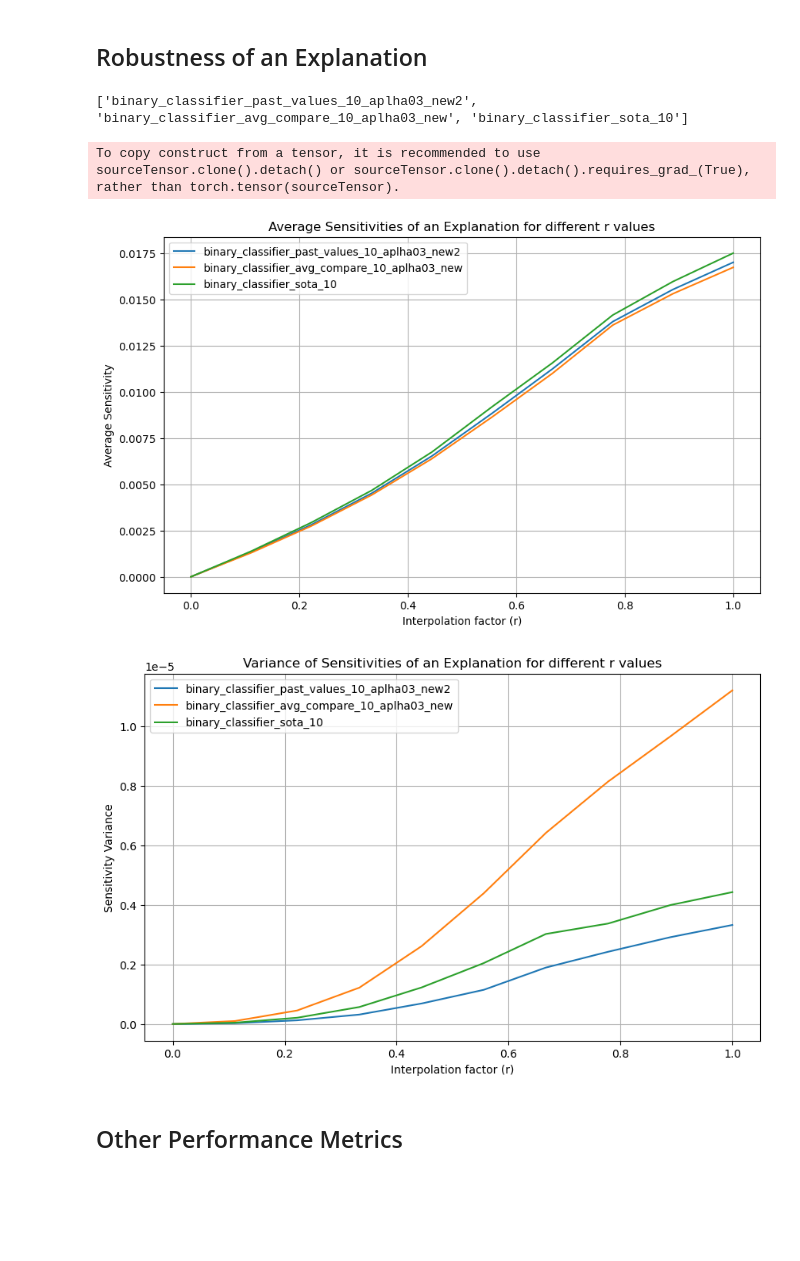
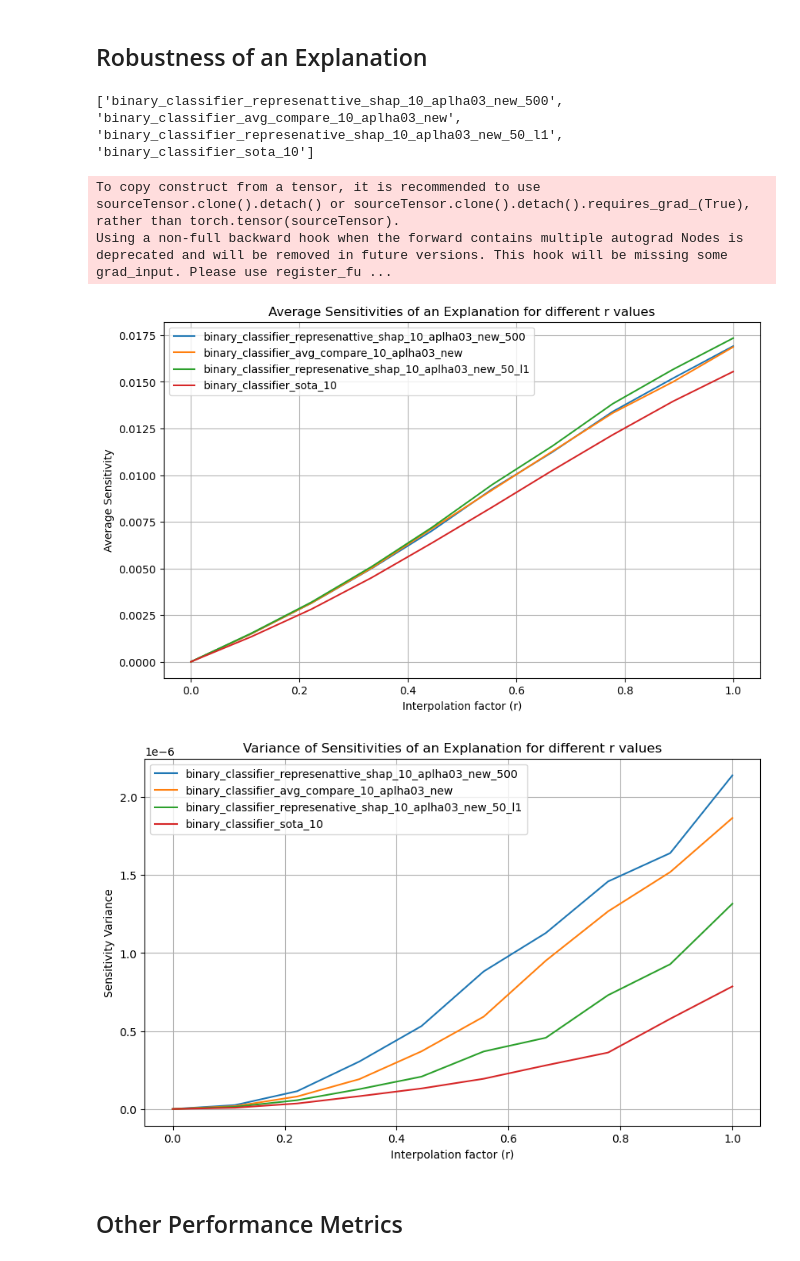
Before and after one commit to myanacondadonttt/RoofNetXAI, a Jupyter notebook: Notebooks/Analysis Robustness Main Past.ipynb, the cells around one changed output. Cells and saved outputs as stored; diff of their text form; code cells hidden in the pictures; blank space fills up the shorter version.

```diff
--- a/Notebooks/Analysis Robustness Main Past.ipynb
+++ b/Notebooks/Analysis Robustness Main Past.ipynb
@@ -856,11 +855,26 @@ df_variances.to_csv(os.path.join(base_dir, 'variances_past.csv'), index=False)
 ## Robustness of an Explanation
 # %%
 import shap
+
+# Interpolation with provided noise
+def interpolate_with_given_noise(data, r, noise):
+    return (1 - r) * data + r * noise
+
+# Evaluation function
+def evaluate_model_on_interpolated_data(data, true_labels, model, device, r, noise):
+    interpolated_data = interpolate_with_given_noise(data, r, noise)
+    interpolated_data = torch.tensor(interpolated_data, dtype=torch.float32).to(device)
+
+    with torch.no_grad():
+        predictions = model(interpolated_data)
+
+    predicted_labels = (predictions > 0.5).float().cpu().numpy()
+    return accuracy_score(true_labels, predicted_labels)
+
 def create_explainer(model, background_data):
     background_data_tensor = torch.tensor(background_data, dtype=torch.float32).to(device)
     explainer = shap.DeepExplainer(model, background_data_tensor)
     return explainer
-
 
 def compute_avg_sensitivity(model, data, r, num_samples=100):
     data_tensor = torch.tensor(data, dtype=torch.float32).to(device)
@@ -879,7 +893,7 @@ def compute_avg_sensitivity(model, data, r, num_samples=100):
     sensitivity = np.mean(np.abs(shap_values_original - shap_values_interpolated))
     return sensitivity
 # %%
-# Directory containing all model type folders, insert needed folder
+# Directory containing all model type folders
 base_dir = "/Users/Lisa/Desktop/Master Thesis/RoofNetXAI/Notebooks/past_values_10_03_new"
 
 # List all model type folders
@@ -892,7 +906,7 @@ r_values = np.linspace(0, 1, 10)
 for r in r_values:
 
     # Generate noise once for this r-value, so every model gets the same noise
-    noise = np.random.randn(*normalized_data.shape)
+    noise = np.random.randn(*test_hold.shape)
 
     for folder in model_folders:
         folder_path = os.path.join(base_dir, folder)
@@ -910,13 +924,14 @@ for r in r_values:
             model.load_state_dict(torch.load(model_path))
             model.eval().to(device)
 
-            sensitivity = compute_avg_sensitivity(model, normalized_data, r)
+            sensitivity = compute_avg_sensitivity(model, test_hold, r)
             sensitivity_list.append(sensitivity)
 
         # Store the average sensitivity for this model type and interpolation factor
         sensitivities.setdefault(folder, []).append(np.mean(sensitivity_list))
         # Store the variance of sensitivities for this model type and interpolation factor
         sensitivities_var.setdefault(folder, []).append(np.var(sensitivity_list))
+
 
 
 # Convert sensitivities to a DataFrame
@@ -927,36 +942,37 @@ df_sensitivities.to_csv(os.path.join(base_dir, 'sensitivities_100.csv'), index=F
 
 # Convert sensitivities_var to a DataFrame
 df_sensitivities_var = pd.DataFrame(sensitivities_var)
 df_sensitivities_var['r_value'] = r_values
 df_sensitivities_var.to_csv(os.path.join(base_dir, 'sensitivities_var_100.csv'), index=False)
 
 
 # Plot the average sensitivities
 plt.figure(figsize=(10, 6))
 for model_type, sensitivity_values in sensitivities.items():
     plt.plot(r_values, sensitivity_values, label=model_type)
 plt.xlabel("Interpolation factor (r)")
 plt.ylabel("Average Sensitivity")
 plt.legend()
 plt.grid(True)
 plt.title("Average Sensitivities of an Explanation for different r values")
 plt.show()
 
 # Plot the variance of sensitivities
 plt.figure(figsize=(10, 6))
 for model_type, sensitivity_values_var in sensitivities_var.items():
     plt.plot(r_values, sensitivity_values_var, label=model_type)
 plt.xlabel("Interpolation factor (r)")
 plt.ylabel("Sensitivity Variance")
 plt.legend()
 plt.grid(True)
 plt.title("Variance of Sensitivities of an Explanation for different r values")
 plt.show()
 # %% [output]
-['binary_classifier_past_values_10_aplha03_new2', 'binary_classifier_avg_compare_10_aplha03_new', 'binary_classifier_sota_10']
+['binary_classifier_represenattive_shap_10_aplha03_new_500', 'binary_classifier_avg_compare_10_aplha03_new', 'binary_classifier_represenative_shap_10_aplha03_new_50_l1', 'binary_classifier_sota_10']
 To copy construct from a tensor, it is recommended to use sourceTensor.clone().detach() or sourceTensor.clone().detach().requires_grad_(True), rather than torch.tensor(sourceTensor).
+Using a non-full backward hook when the forward contains multiple autograd Nodes is deprecated and will be removed in future versions. This hook will be missing some grad_input. Please use register_fu ...
-[figure, old version]
+[figure, new version]
-[figure, old version]
+[figure, new version]
 # %% [markdown]
 ## Other Performance Metrics
 # %%
```
Also changed, not shown: parts of 18 cells of this notebook, 2 other files.
